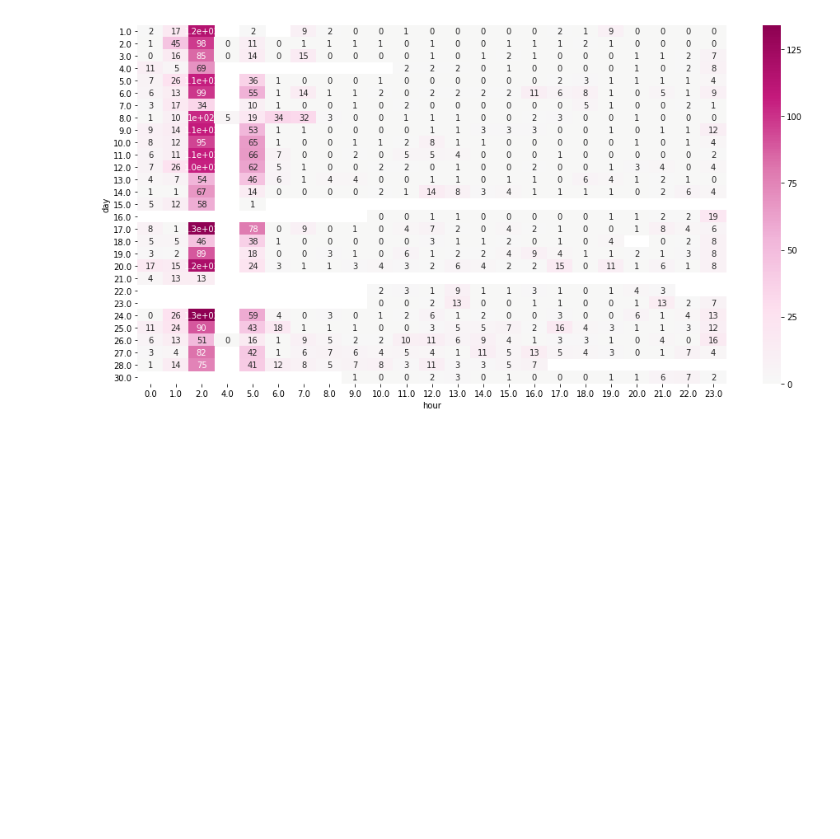
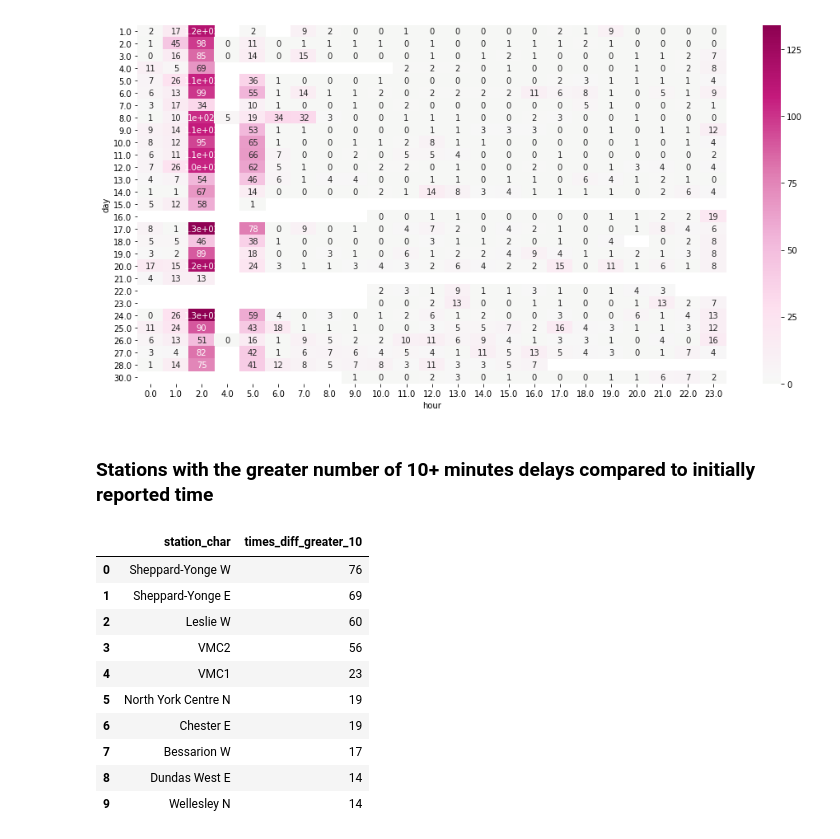
Before and after one commit to bani/ttc_subway_times, a Jupyter notebook: doc/subway_station_wait_times.ipynb, the cells around one changed output. Cells and saved outputs as stored; diff of their text form; code cells hidden in the pictures; blank space fills up the shorter version.

Commit message:
stations with over 10 minutes delay

```diff
--- a/doc/subway_station_wait_times.ipynb
+++ b/doc/subway_station_wait_times.ipynb
@@ -272,3 +275,33 @@ sns.heatmap(data.pivot('day', 'hour', 'times_diff_greater_10'), annot = True, ce
 # %% [output]
 <matplotlib.axes._subplots.AxesSubplot at 0x...>
 [figure]
+# %% [markdown]
+###  Stations with the greater number of 10+ minutes delays compared to initially reported time
+# %%
+# in this query I'm excluding terminal stations and requests outside operating hours.
+sql = '''
+select station_char,
+SUM((actual_wait - original_reported_wait > 600)::INT) as times_diff_greater_10
+from actual_wait
+WHERE LEFT(station_char, 3) not in ('DWN', 'FIN', 'KIP', 'KEN', 'BYV', 'DML')
+AND ((extract(dow from request_time) > 0 AND extract(hour from request_time) >= 6)
+  OR (extract(dow from request_time) = 0 AND extract(hour from request_time) >= 8))
+group by 1
+order by 2 desc
+'''
+data = pd.read_sql(sql, con)
+
+data.replace({"station_char": station_names}, inplace=True)
+data.head(10)
+# %% [output]
+|  | station_char | times_diff_greater_10 |
+| 0 | Sheppard-Yonge W | 76 |
+| 1 | Sheppard-Yonge E | 69 |
+| 2 | Leslie W | 60 |
+| 3 | VMC2 | 56 |
+| 4 | VMC1 | 23 |
+| 5 | North York Centre N | 19 |
+| 6 | Chester E | 19 |
+| 7 | Bessarion W | 17 |
+| 8 | Dundas West E | 14 |
+| 9 | Wellesley N | 14 |
```
Also changed, not shown: parts of 8 cells of this notebook.
